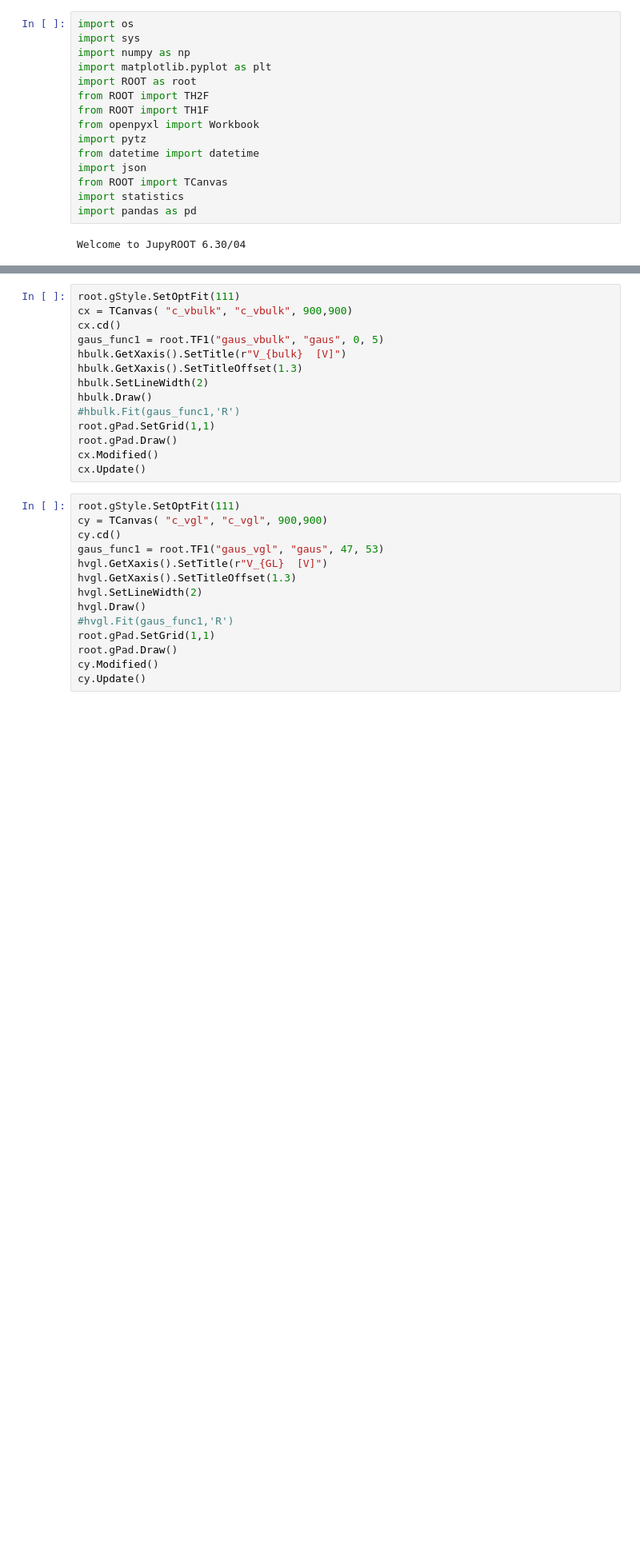
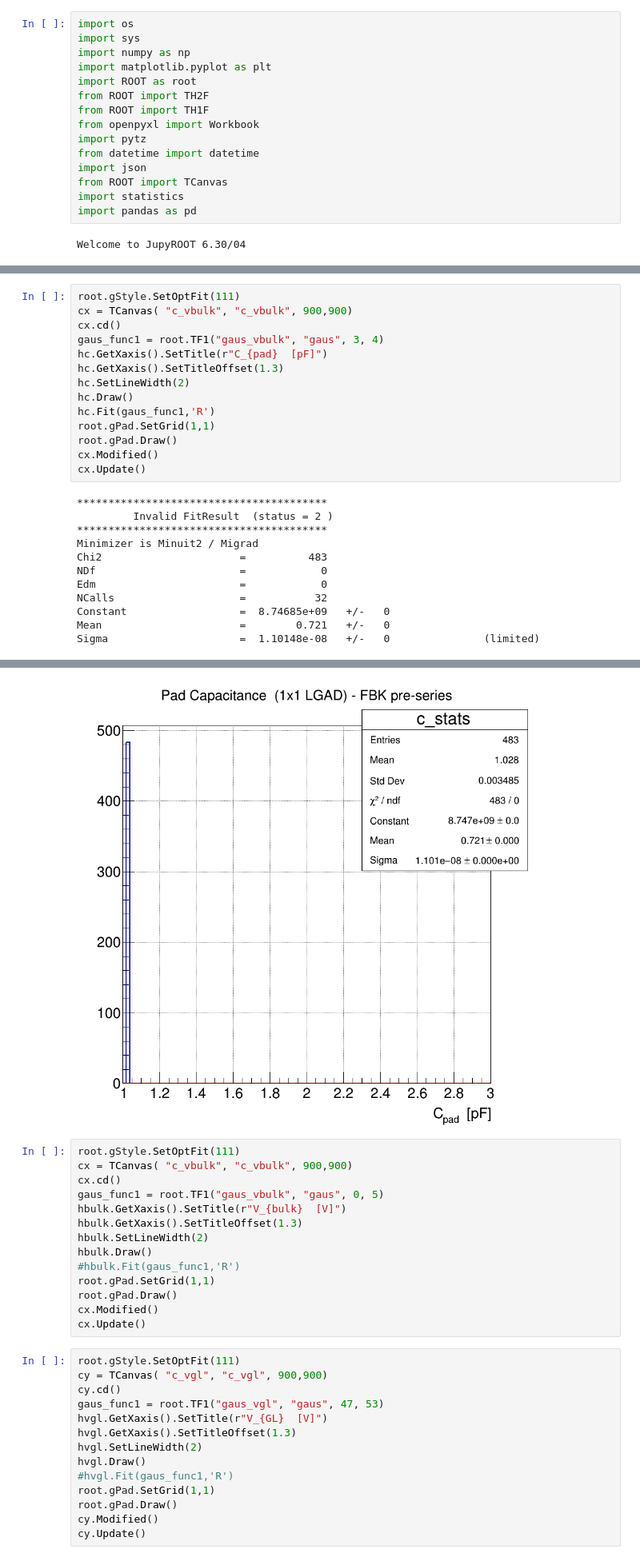
Before and after one commit to icosivi/Torino_ETL_QAQC, a Jupyter notebook: Test_Array_Vendor_CV.ipynb, the cells around one changed output, grey strips where cells are left out. Shown at 80% size. Saved outputs shown, nothing was run; the diff lists cells and outputs as text; blank space fills up the shorter version.

```diff
--- a/Test_Array_Vendor_CV.ipynb
+++ b/Test_Array_Vendor_CV.ipynb
@@ -452,0 +460,26 @@ Info in <TMultiGraph::SaveAs>: ROOT file /Users/icosivi/Desktop/pippo/W15_S47_ev
+# %%
+root.gStyle.SetOptFit(111)
+cx = TCanvas( "c_vbulk", "c_vbulk", 900,900)
+cx.cd()
+gaus_func1 = root.TF1("gaus_vbulk", "gaus", 3, 4)
+hc.GetXaxis().SetTitle(r"C_{pad}  [pF]")
+hc.GetXaxis().SetTitleOffset(1.3)
+hc.SetLineWidth(2)
+hc.Draw()
+hc.Fit(gaus_func1,'R')
+root.gPad.SetGrid(1,1)
+root.gPad.Draw()
+cx.Modified()
+cx.Update()
+# %% [output]
+****************************************
+         Invalid FitResult  (status = 2 )
+****************************************
+Minimizer is Minuit2 / Migrad
+Chi2                      =          483
+NDf                       =            0
+Edm                       =            0
+NCalls                    =           32
+Constant                  =  8.74685e+09   +/-   0
+Mean                      =        0.721   +/-   0
+Sigma                     =  1.10148e-08   +/-   0               (limited)
@@ -453,3 +487,4 @@ Info in <TMultiGraph::SaveAs>: ROOT file /Users/icosivi/Desktop/pippo/W15_S47_ev
+[figure, added]
 # %%
 root.gStyle.SetOptFit(111)
 cx = TCanvas( "c_vbulk", "c_vbulk", 900,900)
```
Also changed, not shown: parts of 3 cells of this notebook.
